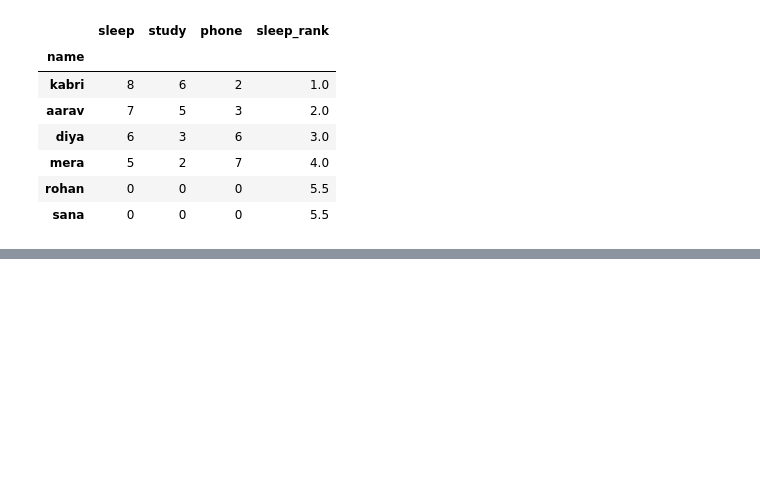
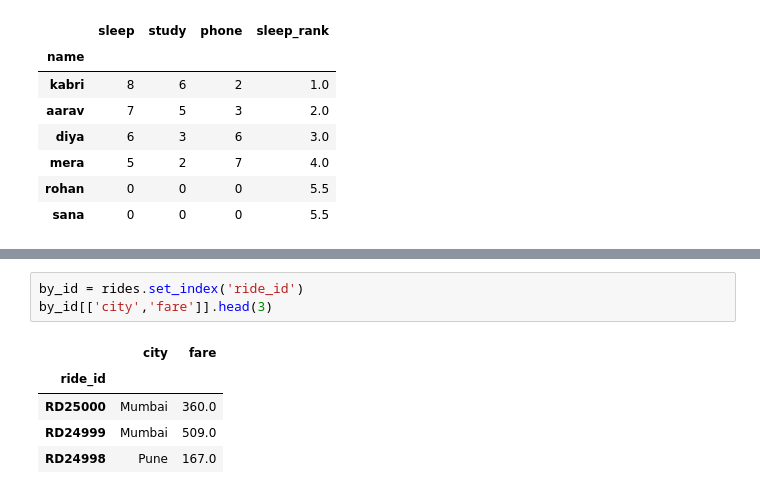
Before and after one commit to singh-amit-45/Data-Science, a Jupyter notebook: Libraries/Pandas/Pandas_DataFrame/DataFrame.ipynb, the cells around one changed output, grey strips where cells are left out. Saved outputs shown, nothing was run; the diff lists cells and outputs as text; blank space fills up the shorter version.

```diff
--- a/Libraries/Pandas/Pandas_DataFrame/DataFrame.ipynb
+++ b/Libraries/Pandas/Pandas_DataFrame/DataFrame.ipynb
@@ -1266,0 +1301,9 @@ z_to_a
+# %%
+by_id = rides.set_index('ride_id')
+by_id[['city','fare']].head(3)
+# %% [output]
+|  | city | fare |
+| ride_id |  |  |
+| RD25000 | Mumbai | 360.0 |
+| RD24999 | Mumbai | 509.0 |
+| RD24998 | Pune | 167.0 |
```
Also changed, not shown: parts of 55 cells of this notebook.
